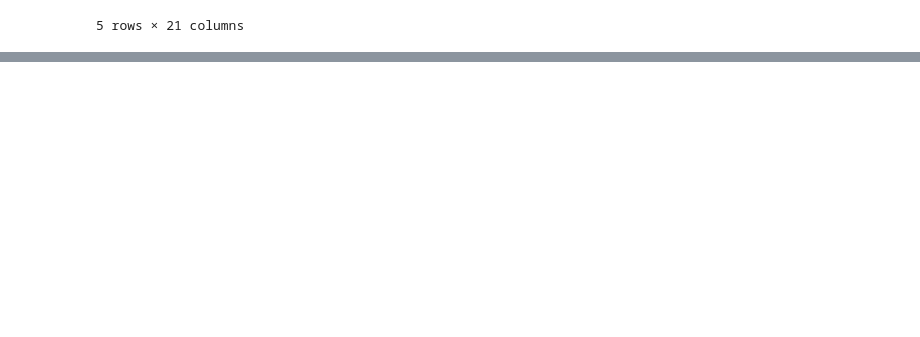
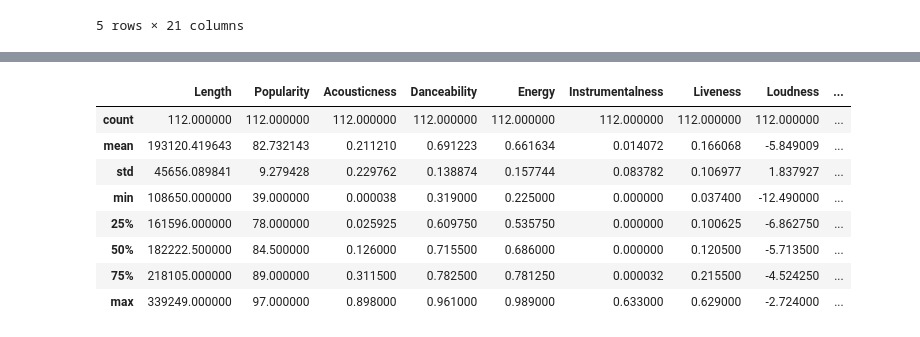
Before and after one commit to jadefreese/SpotifyTop50-Data-Analysis, a Jupyter notebook: Data/Understanding the Data.ipynb, the cells around one changed output, grey strips where cells are left out. Drawn from its saved outputs; the diff is of its cells as text; code cells hidden in the pictures; blank space fills up the shorter version.

```diff
--- a/Data/Understanding the Data.ipynb
+++ b/Data/Understanding the Data.ipynb
@@ -74,0 +77,12 @@ allTracks_df.head()
+# %%
+allTracks_df.describe()
+# %% [output]
+|  | Length | Popularity | Acousticness | Danceability | Energy | Instrumentalness | Liveness | Loudness | ... |
+| count | 112.000000 | 112.000000 | 112.000000 | 112.000000 | 112.000000 | 112.000000 | 112.000000 | 112.000000 | ... |
+| mean | 193120.419643 | 82.732143 | 0.211210 | 0.691223 | 0.661634 | 0.014072 | 0.166068 | -5.849009 | ... |
+| std | 45656.089841 | 9.279428 | 0.229762 | 0.138874 | 0.157744 | 0.083782 | 0.106977 | 1.837927 | ... |
+| min | 108650.000000 | 39.000000 | 0.000038 | 0.319000 | 0.225000 | 0.000000 | 0.037400 | -12.490000 | ... |
+| 25% | 161596.000000 | 78.000000 | 0.025925 | 0.609750 | 0.535750 | 0.000000 | 0.100625 | -6.862750 | ... |
+| 50% | 182222.500000 | 84.500000 | 0.126000 | 0.715500 | 0.686000 | 0.000000 | 0.120500 | -5.713500 | ... |
+| 75% | 218105.000000 | 89.000000 | 0.311500 | 0.782500 | 0.781250 | 0.000032 | 0.215500 | -4.524250 | ... |
+| max | 339249.000000 | 97.000000 | 0.898000 | 0.961000 | 0.989000 | 0.633000 | 0.629000 | -2.724000 | ... |
```
Also changed, not shown: parts of 4 cells of this notebook.
